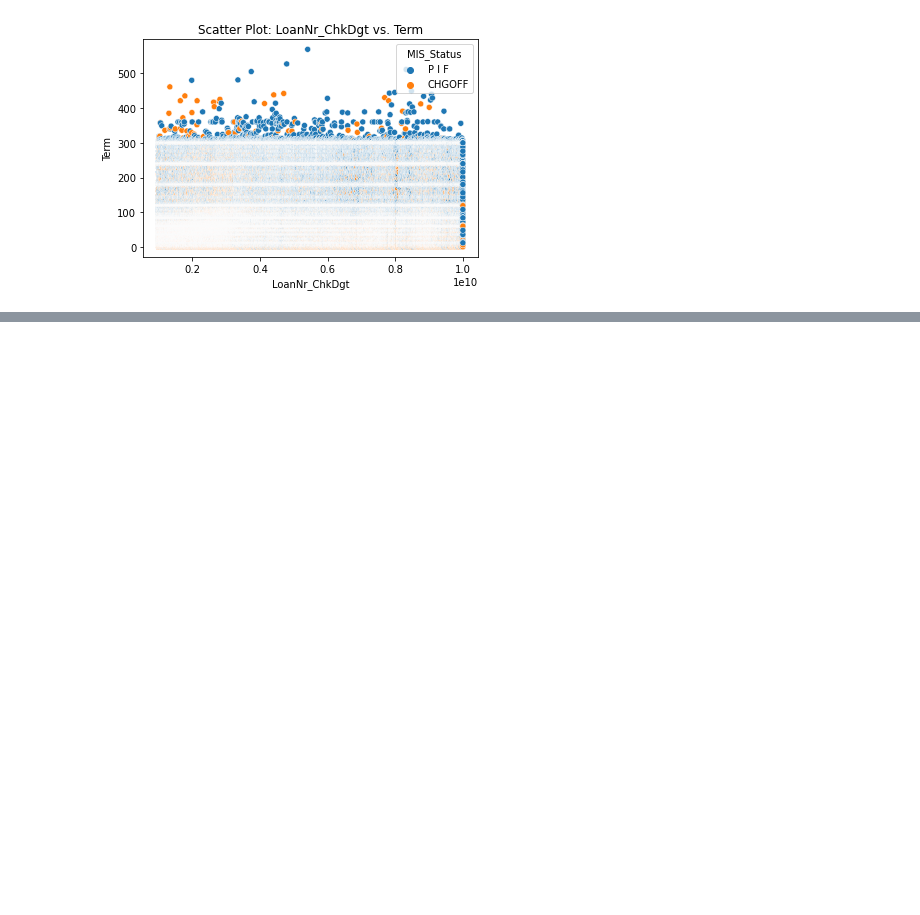
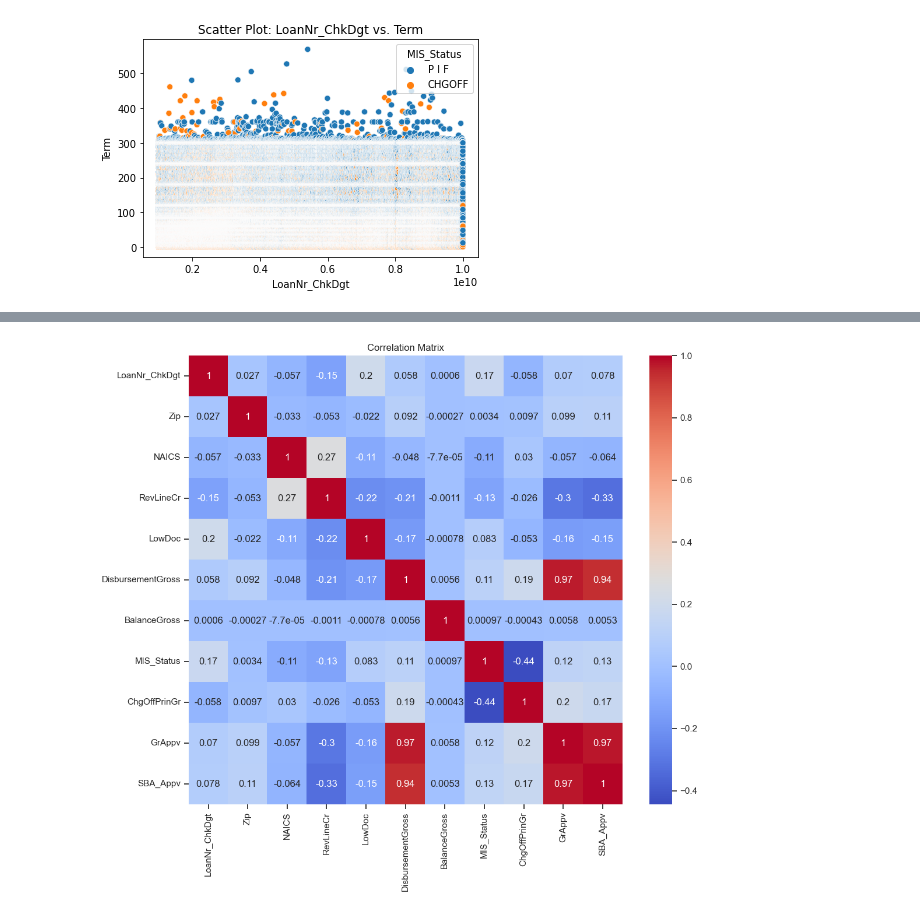
Before and after one commit to LynneMutwiri/Credit_Worthiness_of_Small_Businesses, a Jupyter notebook: SBA.ipynb, the cells around one changed output, grey strips where cells are left out. Saved outputs shown, nothing was run; the diff lists cells and outputs as text; code cells hidden in the pictures; blank space fills up the shorter version.

```diff
--- a/SBA.ipynb
+++ b/SBA.ipynb
@@ -260,0 +317,11 @@ plt.show()
+# %%
+# Select the relevant columns for analysis
+selected_columns = ['LoanNr_ChkDgt', 'City', 'State', 'Zip', 'Bank', 'NAICS',
+                    'RevLineCr', 'LowDoc', 'DisbursementGross', 'MIS_Status']
+# Subset the DataFrame with selected columns
+subset_df = df[selected_columns]
+
+# Perform bivariate analysis
+sns.set(style="ticks")
+sns.pairplot(subset_df, hue='MIS_Status')
+plt.show()
@@ -260,0 +332,6 @@ plt.show()
+# %%
+columns_of_interest1 = ['LoanNr_ChkDgt', 'Name', 'City', 'State', 'Zip', 'Bank', 'BankState', 'NAICS',
+                        'ApprovalDate', 'ApprovalFY', 'RevLineCr', 'LowDoc', 'DisbursementDate',
+                        'DisbursementGross', 'BalanceGross', 'MIS_Status', 'ChgOffPrinGr', 'GrAppv', 'SBA_Appv']
+
+df_selected = df[columns_of_interest1]
@@ -260,0 +340,9 @@ plt.show()
+# %%
+# Create an instance of LabelEncoder
+label_encoder = LabelEncoder()
+
+df_selected['MIS_Status'] = label_encoder.fit_transform(df_selected['MIS_Status'])
+
+df_selected['RevLineCr'] = label_encoder.fit_transform(df_selected['RevLineCr'])
+
+df_selected['LowDoc'] = label_encoder.fit_transform(df_selected['LowDoc'])
@@ -260,0 +367,9 @@ plt.show()
+# %%
+correlation_matrix = df_selected.corr()
+plt.figure(figsize=(12, 10))
+# Plotting the correlation matrix as a heatmap
+sns.heatmap(correlation_matrix, annot=True, cmap='coolwarm')
+plt.title("Correlation Matrix")
+plt.show()
+# %% [output]
+[figure, added]
```
Also changed, not shown: parts of 30 cells of this notebook.
